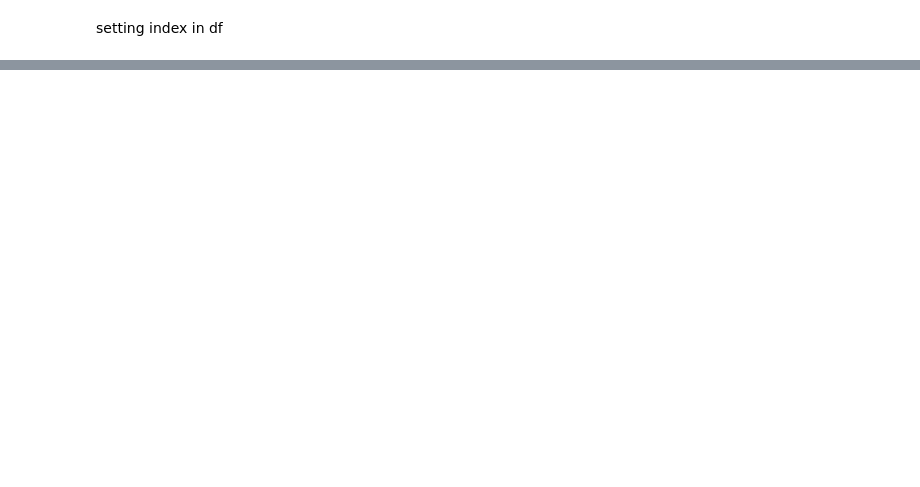
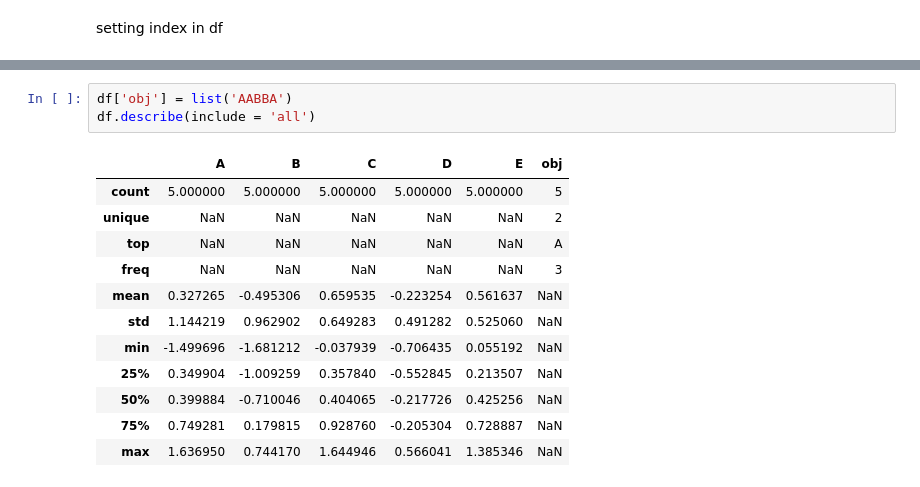
Before and after one commit to blueberrysmoooothie/programing_Practice, a Jupyter notebook: pandas/week2_summary.ipynb, the cells around one changed output, grey strips where cells are left out. Drawn from its saved outputs; the diff is of its cells as text; blank space fills up the shorter version.

```diff
--- a/pandas/week2_summary.ipynb
+++ b/pandas/week2_summary.ipynb
@@ -212,0 +288,16 @@ df.sort_index()
+# %%
+df['obj'] = list('AABBA')
+df.describe(include = 'all')
+# %% [output]
+|  | A | B | C | D | E | obj |
+| count | 5.000000 | 5.000000 | 5.000000 | 5.000000 | 5.000000 | 5 |
+| unique | NaN | NaN | NaN | NaN | NaN | 2 |
+| top | NaN | NaN | NaN | NaN | NaN | A |
+| freq | NaN | NaN | NaN | NaN | NaN | 3 |
+| mean | 0.327265 | -0.495306 | 0.659535 | -0.223254 | 0.561637 | NaN |
+| std | 1.144219 | 0.962902 | 0.649283 | 0.491282 | 0.525060 | NaN |
+| min | -1.499696 | -1.681212 | -0.037939 | -0.706435 | 0.055192 | NaN |
+| 25% | 0.349904 | -1.009259 | 0.357840 | -0.552845 | 0.213507 | NaN |
+| 50% | 0.399884 | -0.710046 | 0.404065 | -0.217726 | 0.425256 | NaN |
+| 75% | 0.749281 | 0.179815 | 0.928760 | -0.205304 | 0.728887 | NaN |
+| max | 1.636950 | 0.744170 | 1.644946 | 0.566041 | 1.385346 | NaN |
```
Also changed, not shown: parts of 84 cells of this notebook.
